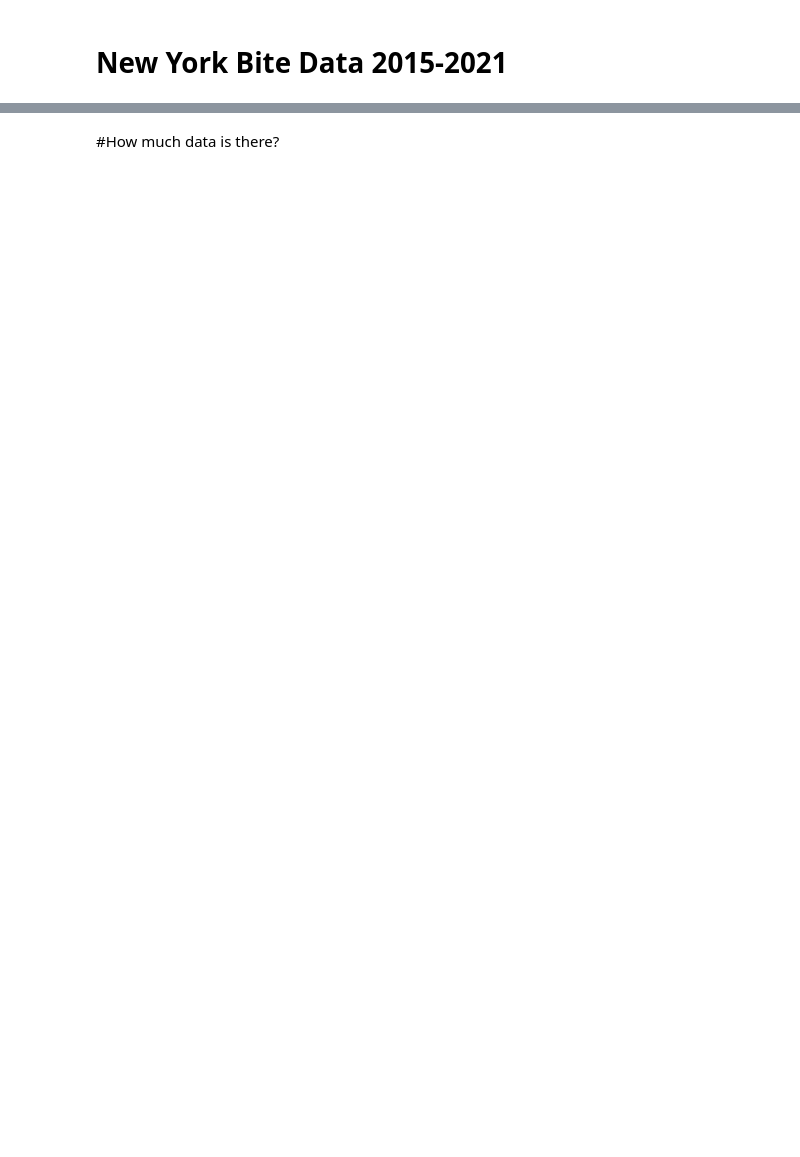
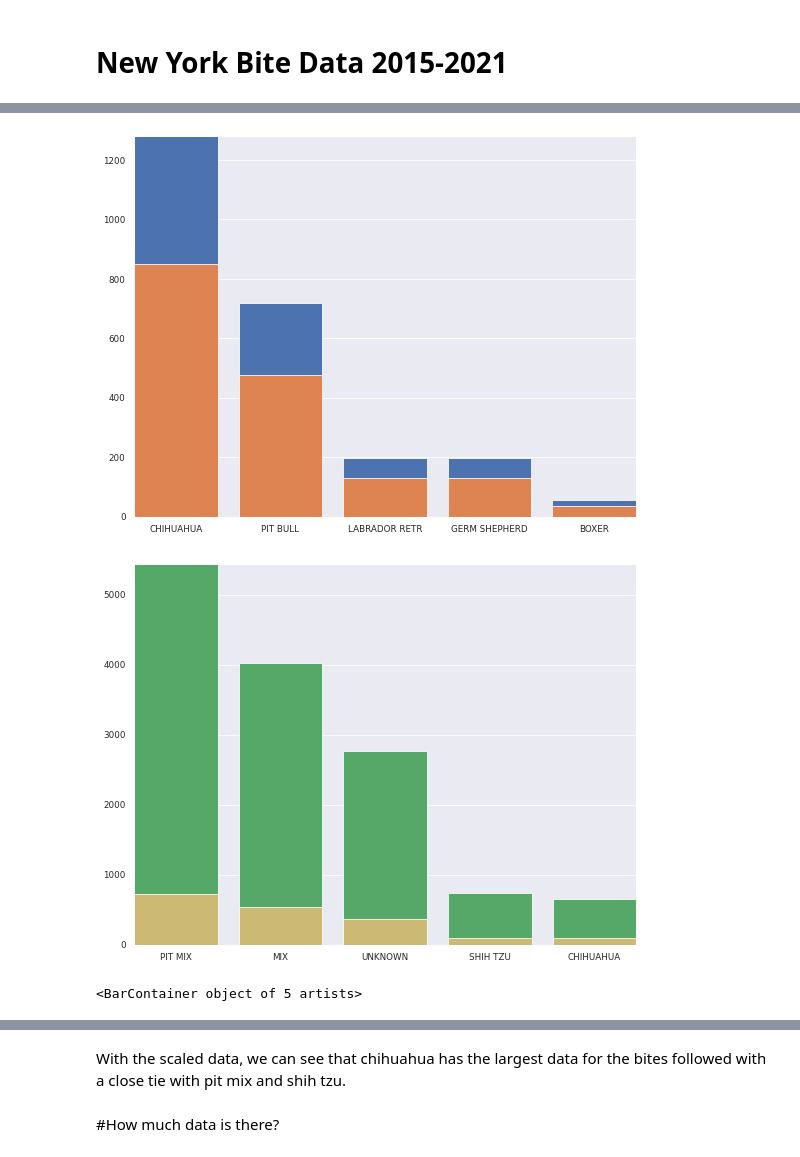
Before and after one commit to abellizzistudent/CST383_Project, a Jupyter notebook: SAV.ipynb, the cells around one changed output, grey strips where cells are left out. Drawn from its saved outputs; the diff is of its cells as text; code cells hidden in the pictures; blank space fills up the shorter version.

```diff
--- a/SAV.ipynb
+++ b/SAV.ipynb
@@ -172,0 +491,33 @@ removed the original age column that had mixed expressions for age, and simplifi
+# %%
+
+Xsf=['CHIHUAHUA', 'PIT BULL', 'LABRADOR RETR', 'GERM SHEPHERD', 'BOXER' ]
+#X AXIS BREED NAME
+Xny=['PIT MIX', 'MIX', 'UNKNOWN', 'SHIH TZU', 'CHIHUAHUA']
+#Y AXIS BITE NUMBERS NORMALIZED AND NOT NORMALIZED COMPARISON
+ysf=[1281, 719, 198, 198, 56]
+ysfn=[850, 477, 131, 131, 37]
+yny=[5437, 4029, 2762, 732, 648]
+ynyn=[726, 538, 369, 97, 86]
+#X2=[df_ny['breed_group']]
+#X_axis1 = np.arrange(len(X1))
+#X_axis2 = np.arrange(len(X2))
+plt.bar(Xsf, ysf, label='San Fran')
+plt.bar(Xsf, ysfn, label='San Fran Norm')
+
+
+plt.show()
+
+plt.bar(Xny, yny, label='New York', color='g')
+plt.bar(Xny, ynyn, label='New York Norm', color='y')
+plt.show()
+
+#Combined Normalization Data
+X3 = ['Pit Mix', 'Chihuahua', 'Germ Shepherd', 'Shih tzu', 'boxer']
+ysfc=[477, 850, 131, 0, 37]
+ynyc=[726, 86, 86, 732, 0]
+plt.bar(X3, ynyc, label='Combined New York Normal Data', color='black')
+plt.bar(X3, ysfc, label='Combined San Fran Normal Data', color='red')
+# %% [output]
+[figure, added]
+[figure, added]
+<BarContainer object of 5 artists>
@@ -173,3 +525,5 @@ removed the original age column that had mixed expressions for age, and simplifi
+# %% [markdown]
+With the scaled data, we can see that chihuahua has the largest data for the bites followed with a close tie with pit mix and shih tzu.
 # %% [markdown]
 #How much data is there?
 # %%
```
Also changed, not shown: parts of 59 cells of this notebook.
